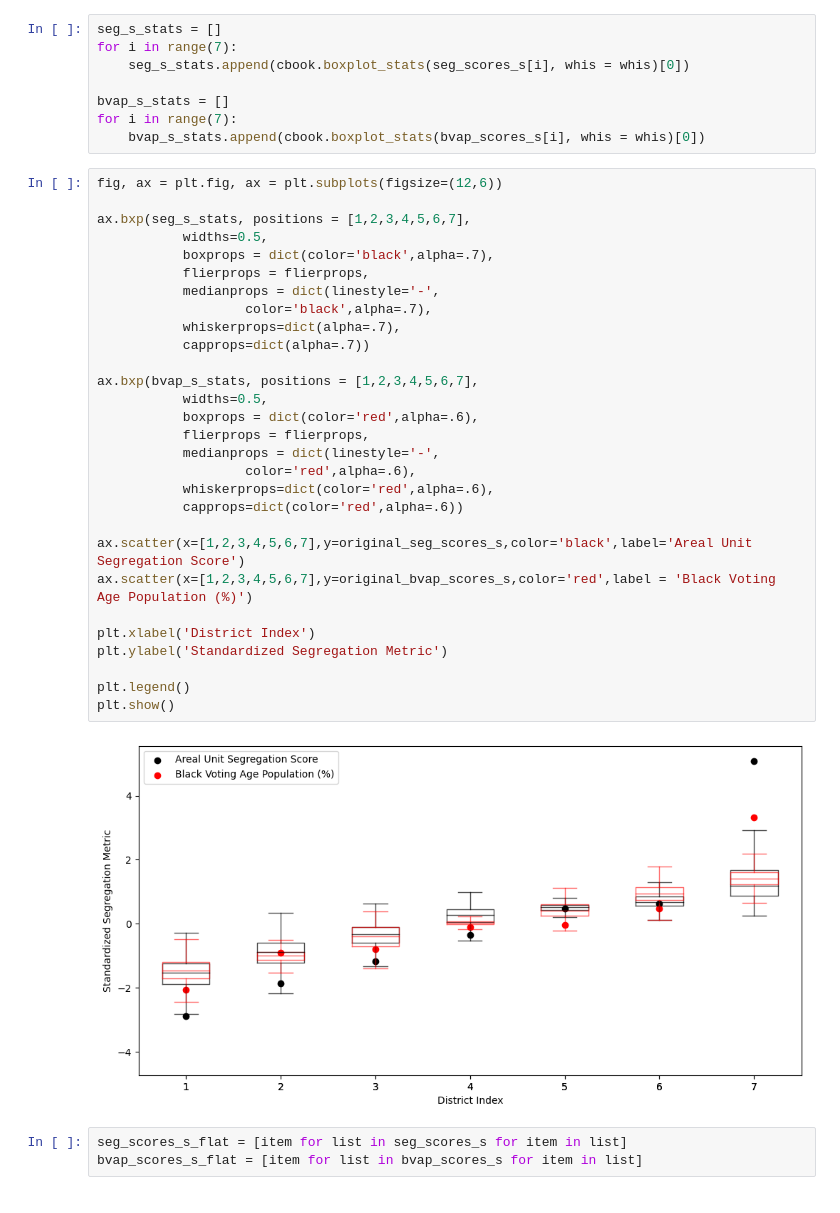
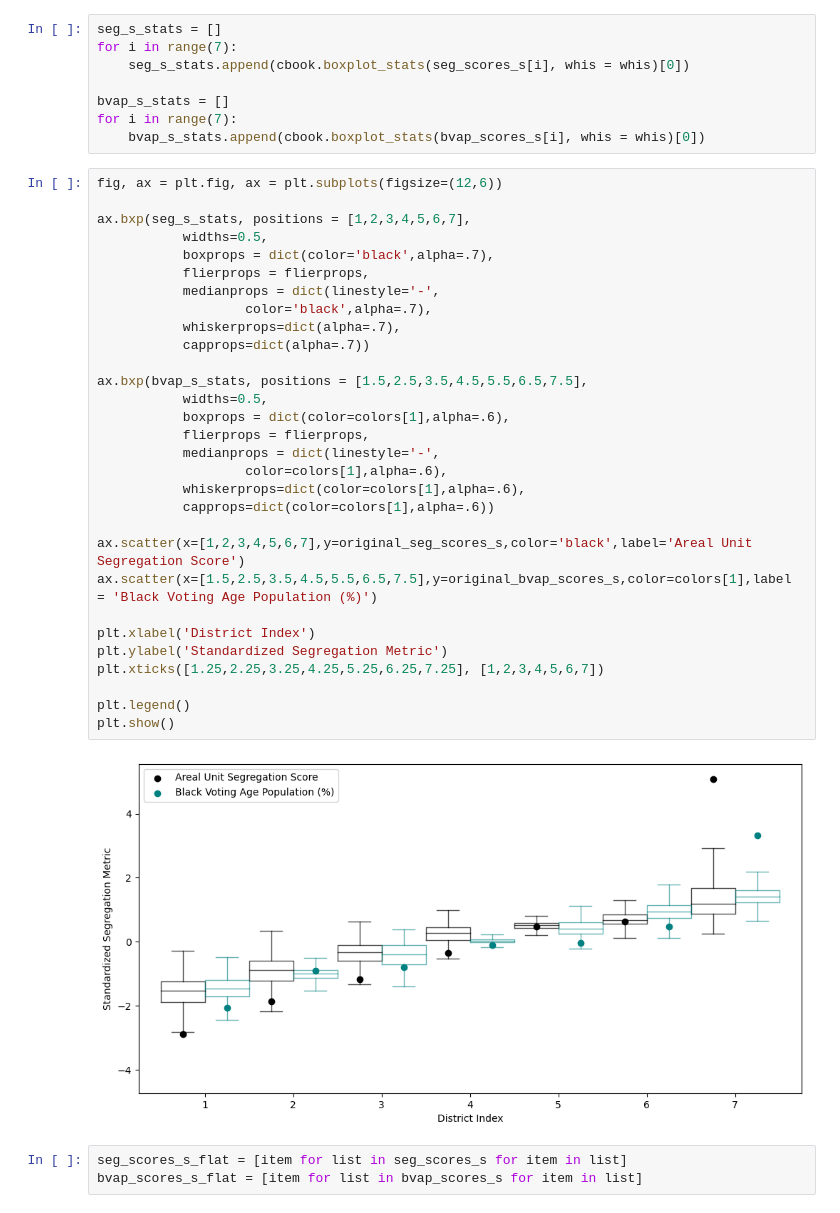
Before and after one commit to rlwagnernj/GerryChainMCMC, a Jupyter notebook: Output/Chain_05.10/graphs_v7.ipynb, the cells around one changed output. Saved outputs shown, nothing was run; the diff lists cells and outputs as text.

```diff
--- a/Output/Chain_05.10/graphs_v7.ipynb
+++ b/Output/Chain_05.10/graphs_v7.ipynb
@@ -524,34 +517,35 @@ for i in range(7):
 # %%
 fig, ax = plt.fig, ax = plt.subplots(figsize=(12,6))
 
 ax.bxp(seg_s_stats, positions = [1,2,3,4,5,6,7],
            widths=0.5,
            boxprops = dict(color='black',alpha=.7),
            flierprops = flierprops,
            medianprops = dict(linestyle='-',
                    color='black',alpha=.7),
            whiskerprops=dict(alpha=.7),
            capprops=dict(alpha=.7))
 
-ax.bxp(bvap_s_stats, positions = [1,2,3,4,5,6,7],
+ax.bxp(bvap_s_stats, positions = [1.5,2.5,3.5,4.5,5.5,6.5,7.5],
            widths=0.5,
-           boxprops = dict(color='red',alpha=.6),
+           boxprops = dict(color=colors[1],alpha=.6),
            flierprops = flierprops,
            medianprops = dict(linestyle='-',
-                   color='red',alpha=.6),
-           whiskerprops=dict(color='red',alpha=.6),
-           capprops=dict(color='red',alpha=.6))
+                   color=colors[1],alpha=.6),
+           whiskerprops=dict(color=colors[1],alpha=.6),
+           capprops=dict(color=colors[1],alpha=.6))
 
 ax.scatter(x=[1,2,3,4,5,6,7],y=original_seg_scores_s,color='black',label='Areal Unit Segregation Score')
-ax.scatter(x=[1,2,3,4,5,6,7],y=original_bvap_scores_s,color='red',label = 'Black Voting Age Population (%)')
+ax.scatter(x=[1.5,2.5,3.5,4.5,5.5,6.5,7.5],y=original_bvap_scores_s,color=colors[1],label = 'Black Voting Age Population (%)')
 
 plt.xlabel('District Index')
 plt.ylabel('Standardized Segregation Metric')
+plt.xticks([1.25,2.25,3.25,4.25,5.25,6.25,7.25], [1,2,3,4,5,6,7])
 
 plt.legend()
 plt.show()
 # %% [output]
-[figure, old version]
+[figure, new version]
 # %%
 seg_scores_s_flat = [item for list in seg_scores_s for item in list]
 bvap_scores_s_flat = [item for list in bvap_scores_s for item in list]
```
Also changed, not shown: parts of 19 cells of this notebook, 16 other files.
